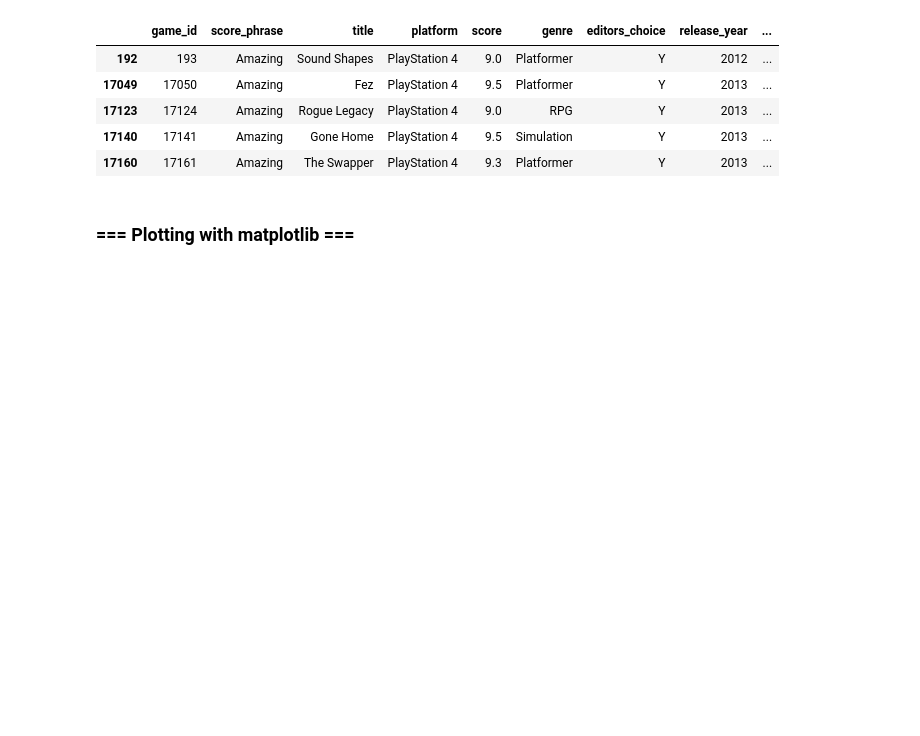
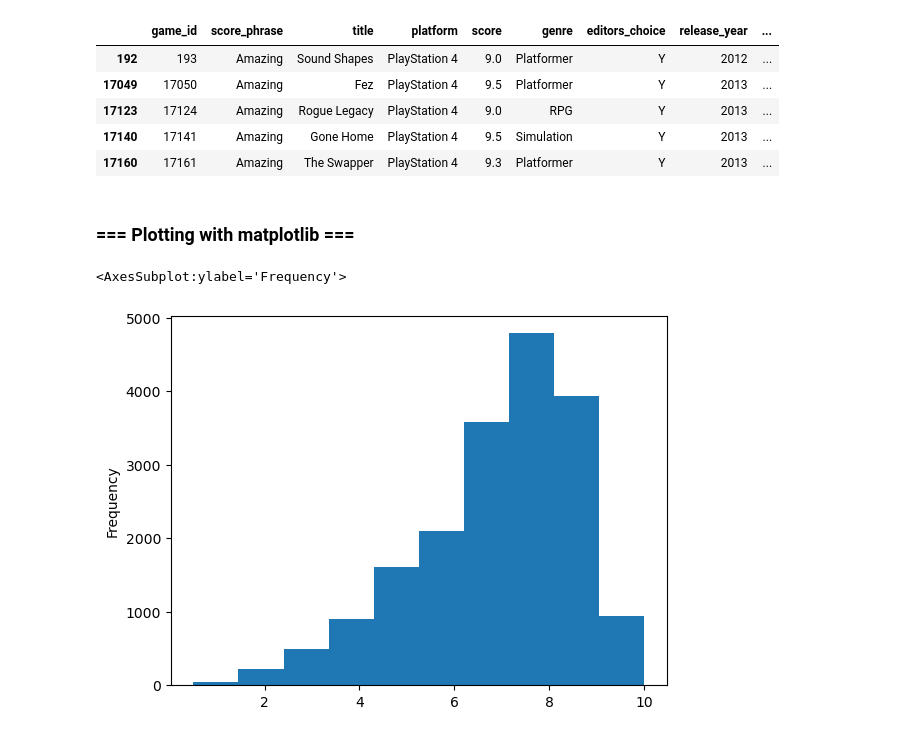
Before and after one commit to StewartStack/DAStudyBackups, a Jupyter notebook: DataStudies1/stewartstack_reviews_IGNanalysis.ipynb, the cells around one changed output. Saved outputs shown, nothing was run; the diff lists cells and outputs as text; code cells hidden in the pictures; blank space fills up the shorter version.

Commit message:
basic chart hist

```diff
--- a/DataStudies1/stewartstack_reviews_IGNanalysis.ipynb
+++ b/DataStudies1/stewartstack_reviews_IGNanalysis.ipynb
@@ -315,3 +315,9 @@ psfiltered_reviews.head()
 | 17160 | 17161 | Amazing | The Swapper | PlayStation 4 | 9.3 | Platformer | Y | 2013 | ... |
 # %% [markdown]
 ### === Plotting with matplotlib ===
+# %%
+# Basic chart with all scores
+reviews['score'].plot(kind = 'hist')
+# %% [output]
+<AxesSubplot:ylabel='Frequency'>
+[figure, added]
```
